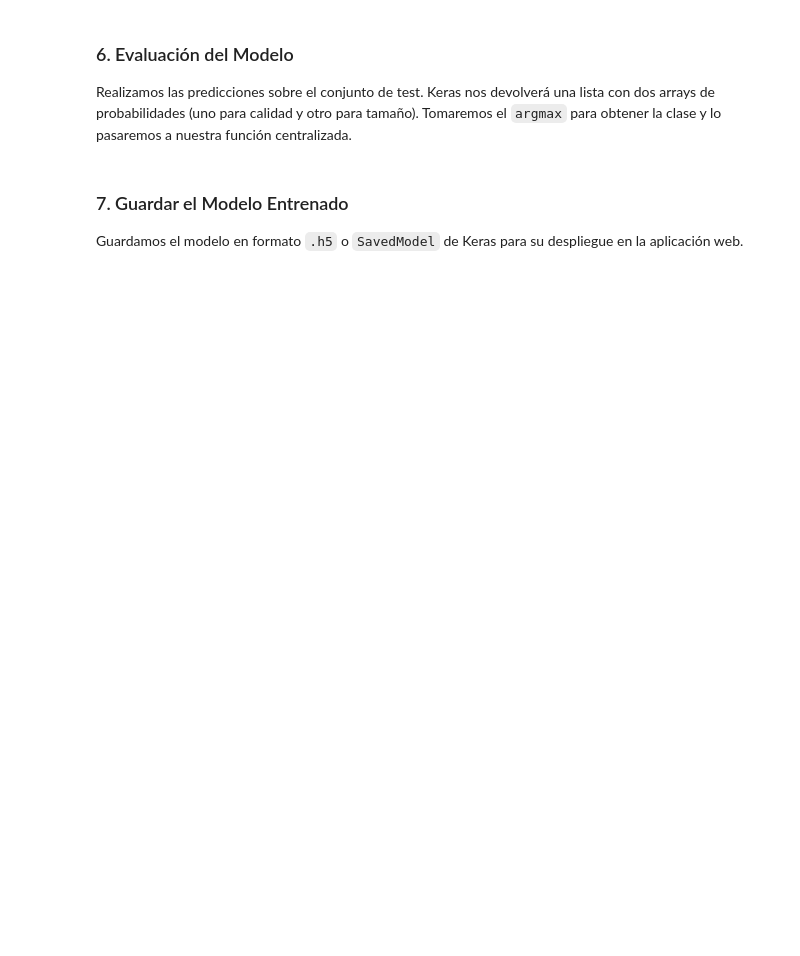
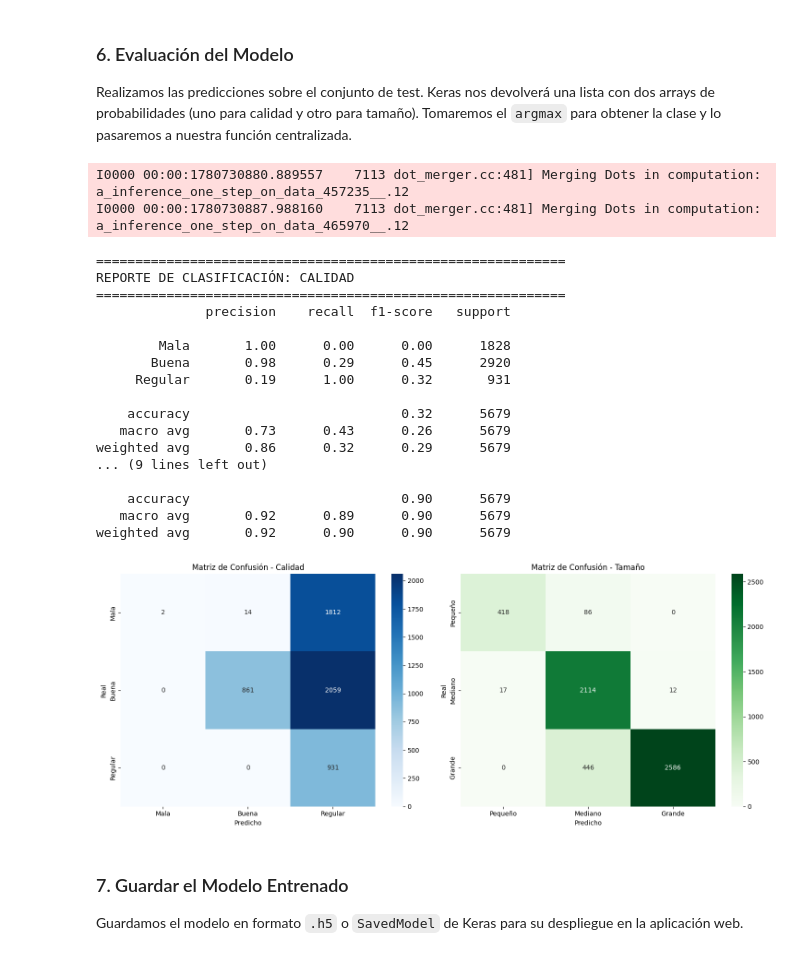
Before and after one commit to LissaAN1/sosaSlaves, a Jupyter notebook: notebooks/03_experimentos_deep_learning.ipynb, the cells around one changed output. Cells and saved outputs as stored; diff of their text form; code cells hidden in the pictures; blank space fills up the shorter version.

Commit message:
feat: first models training

```diff
--- a/notebooks/03_experimentos_deep_learning.ipynb
+++ b/notebooks/03_experimentos_deep_learning.ipynb
@@ -157,15 +216,18 @@ Añadimos `EarlyStopping` para detener el entrenamiento si la métrica en valida
 # %%
 callbacks = [
     EarlyStopping(patience=5, restore_best_weights=True, monitor='val_loss'),
-    ReduceLROnPlateau(factor=0.5, patience=3, monitor='val_loss')
+    ReduceLROnPlateau(factor=0.5, patience=3, monitor='val_loss'),
+    ModelCheckpoint(
+        filepath='../models/cnn_best_checkpoint.keras',
+        save_best_only=True,
+        monitor='val_loss'
+    )
 ]
 
 history = cnn_model.fit(
-    X_train,
-    {'quality_output': y_train_qual, 'size_output': y_train_size},
-    validation_split=0.2,
-    epochs=20,
-    batch_size=32,
+    train_ds,
+    validation_data=test_ds,
+    epochs=30,
     callbacks=callbacks,
     verbose=1
 )
@@ -187,25 +299,52 @@ plt.show()
 
 Realizamos las predicciones sobre el conjunto de test. Keras nos devolverá una lista con dos arrays de probabilidades (uno para calidad y otro para tamaño). Tomaremos el `argmax` para obtener la clase y lo pasaremos a nuestra función centralizada.
 # %%
-# Realizar predicciones sobre los datos de prueba
-predictions = cnn_model.predict(X_test)
-pred_probs_quality = predictions[0]
-pred_probs_size = predictions[1]
+y_test_qual, y_test_size = [], []
+y_pred_quality, y_pred_size = [], []
 
-# Convertir probabilidades a índices de clases usando argmax
-y_pred_quality = np.argmax(pred_probs_quality, axis=1)
-y_pred_size = np.argmax(pred_probs_size, axis=1)
+for X_batch, y_batch in test_ds:
+    preds = cnn_model.predict(X_batch, verbose=0)
+    y_pred_quality.extend(np.argmax(preds[0], axis=1))
+    y_pred_size.extend(np.argmax(preds[1], axis=1))
+    y_test_qual.extend(y_batch['quality_output'].numpy())
+    y_test_size.extend(y_batch['size_output'].numpy())
 
-quality_names = ['Mala', 'Regular', 'Buena']
+y_test_qual    = np.array(y_test_qual)
+y_test_size    = np.array(y_test_size)
+y_pred_quality = np.array(y_pred_quality)
+y_pred_size    = np.array(y_pred_size)
+
+quality_names = ['Mala', 'Buena', 'Regular']
 size_names = ['Pequeño', 'Mediano', 'Grande']
 
 # Evaluación usando src/evaluation/evaluate.py
 evaluate_multioutput_model(
     y_test_qual, y_pred_quality,
     y_test_size, y_pred_size,
     quality_classes=quality_names,
     size_classes=size_names
 )
+# %% [output]
+I0000 00:00:1780730880.889557    7113 dot_merger.cc:481] Merging Dots in computation: a_inference_one_step_on_data_457235__.12
+I0000 00:00:1780730887.988160    7113 dot_merger.cc:481] Merging Dots in computation: a_inference_one_step_on_data_465970__.12
+============================================================
+REPORTE DE CLASIFICACIÓN: CALIDAD
+============================================================
+              precision    recall  f1-score   support
+
+        Mala       1.00      0.00      0.00      1828
+       Buena       0.98      0.29      0.45      2920
+     Regular       0.19      1.00      0.32       931
+
+    accuracy                           0.32      5679
+   macro avg       0.73      0.43      0.26      5679
+weighted avg       0.86      0.32      0.29      5679
+... (9 lines left out)
+
+    accuracy                           0.90      5679
+   macro avg       0.92      0.89      0.90      5679
+weighted avg       0.92      0.90      0.90      5679
+[figure, added]
 # %% [markdown]
 ### 7. Guardar el Modelo Entrenado
 
```
Also changed, not shown: parts of 6 cells of this notebook, 4 other files.
